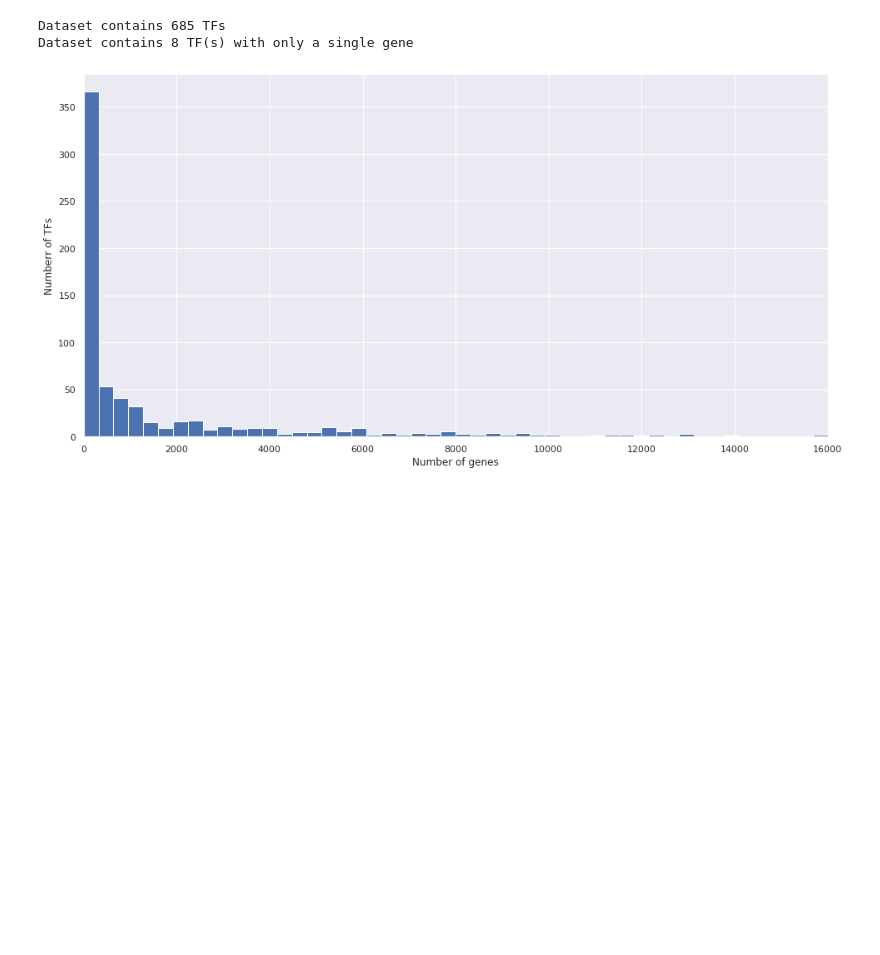
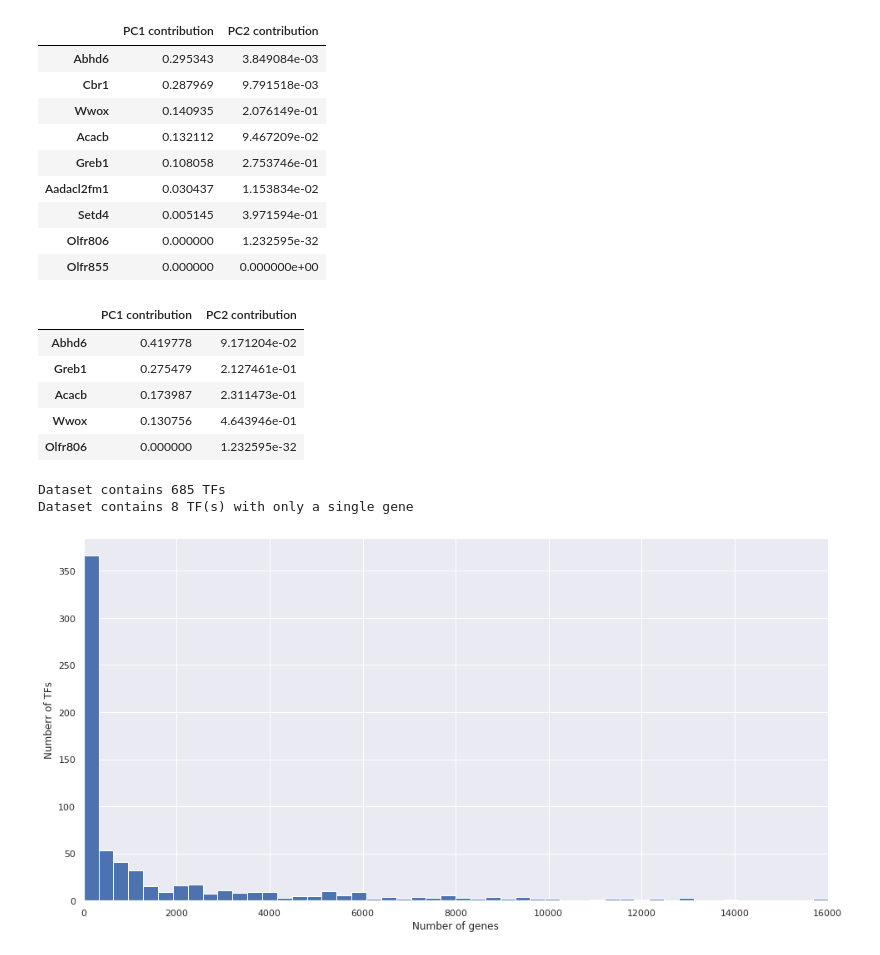
Before and after one commit to statisticalbiotechnology/translong, a Jupyter notebook: src/TF_PCA_Full.ipynb, the cells around one changed output. Drawn from its saved outputs; the diff is of its cells as text; code cells hidden in the pictures; blank space fills up the shorter version.

```diff
--- a/src/TF_PCA_Full.ipynb
+++ b/src/TF_PCA_Full.ipynb
@@ -697,3 +786,22 @@ The first PC from PCA for full genome with 32394 genes explained 35.459642529751
+# %%
+display(Conts['Gtf2a2'],Conts['Ercc3'])
+# %% [output]
+|  | PC1 contribution | PC2 contribution |
+| Abhd6 | 0.295343 | 3.849084e-03 |
+| Cbr1 | 0.287969 | 9.791518e-03 |
+| Wwox | 0.140935 | 2.076149e-01 |
+| Acacb | 0.132112 | 9.467209e-02 |
+| Greb1 | 0.108058 | 2.753746e-01 |
+| Aadacl2fm1 | 0.030437 | 1.153834e-02 |
+| Setd4 | 0.005145 | 3.971594e-01 |
+| Olfr806 | 0.000000 | 1.232595e-32 |
+| Olfr855 | 0.000000 | 0.000000e+00 |
+|  | PC1 contribution | PC2 contribution |
+| Abhd6 | 0.419778 | 9.171204e-02 |
+| Greb1 | 0.275479 | 2.127461e-01 |
+| Acacb | 0.173987 | 2.311473e-01 |
+| Wwox | 0.130756 | 4.643946e-01 |
+| Olfr806 | 0.000000 | 1.232595e-32 |
 # %%
 test = datacheck(10,700,'brain')
 # %% [output]
```
Also changed, not shown: parts of 8 cells of this notebook, 1 other file.
